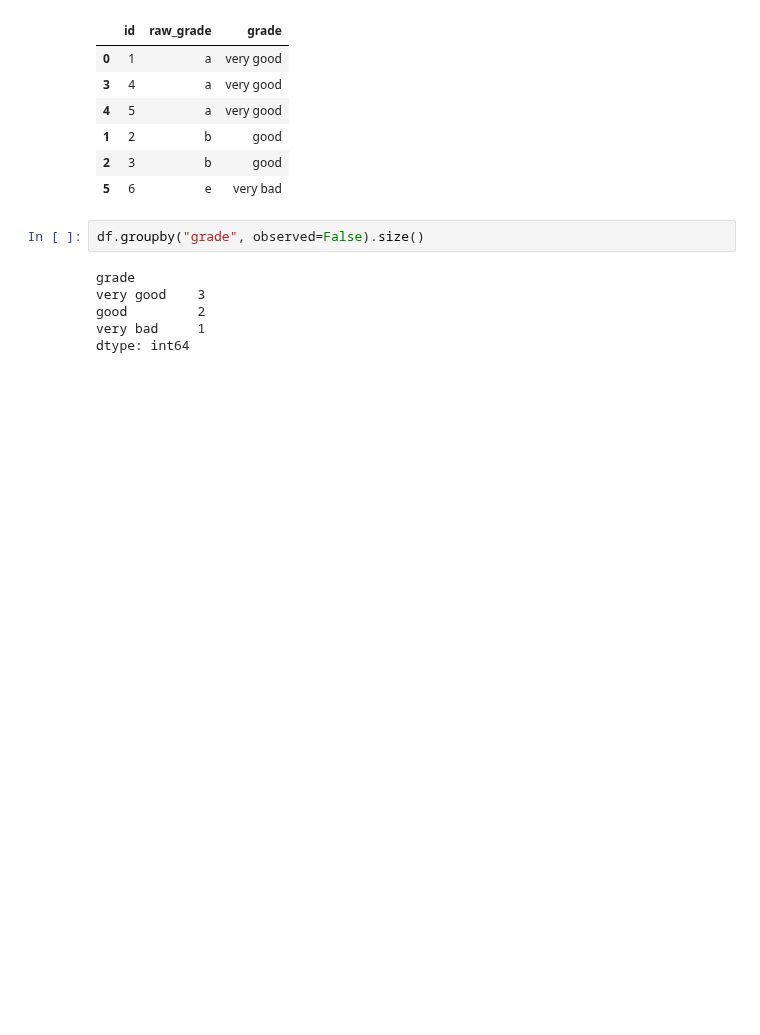
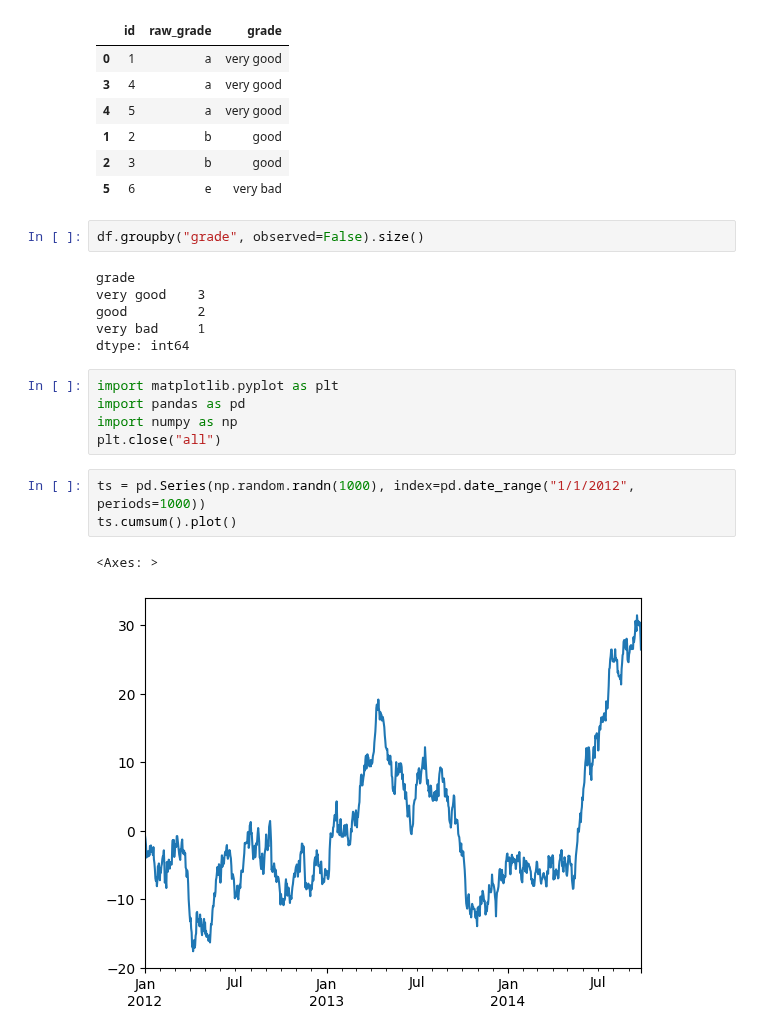
Before and after one commit to TaMaN2031A/data-yard, a Jupyter notebook: Roots of Knowledge/pandas documentation/User Guide/10 minutes to pandas.ipynb, the cells around one changed output. Cells and saved outputs as stored; diff of their text form; blank space fills up the shorter version.

Commit message:
finished the 10 minutes to pandas

```diff
--- a/Roots of Knowledge/pandas documentation/User Guide/10 minutes to pandas.ipynb
+++ b/Roots of Knowledge/pandas documentation/User Guide/10 minutes to pandas.ipynb
@@ -1062,3 +1062,14 @@ very good    3
 good         2
 very bad     1
 dtype: int64
+# %%
+import matplotlib.pyplot as plt
+import pandas as pd
+import numpy as np
+plt.close("all")
+# %%
+ts = pd.Series(np.random.randn(1000), index=pd.date_range("1/1/2012", periods=1000))
+ts.cumsum().plot()
+# %% [output]
+<Axes: >
+[figure, added]
```
Also changed, not shown: parts of 8 cells of this notebook.
